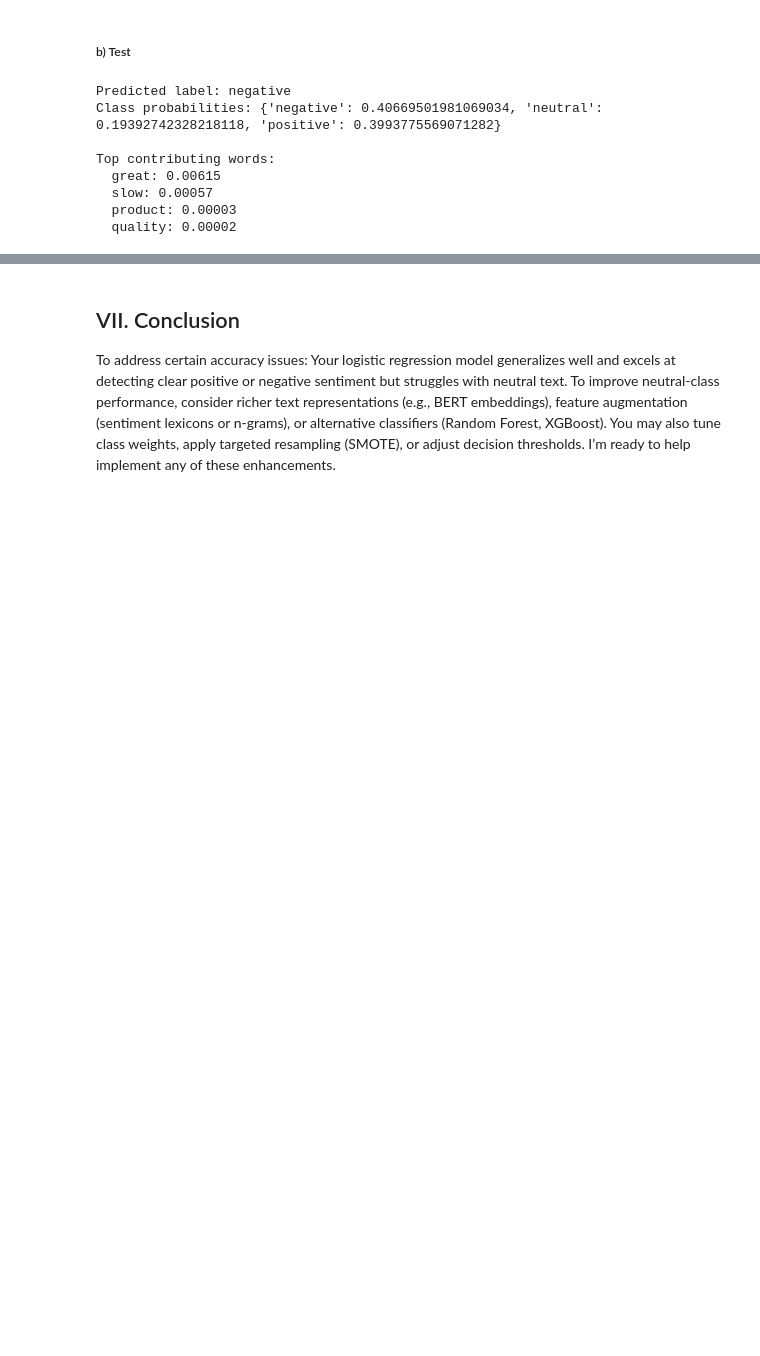
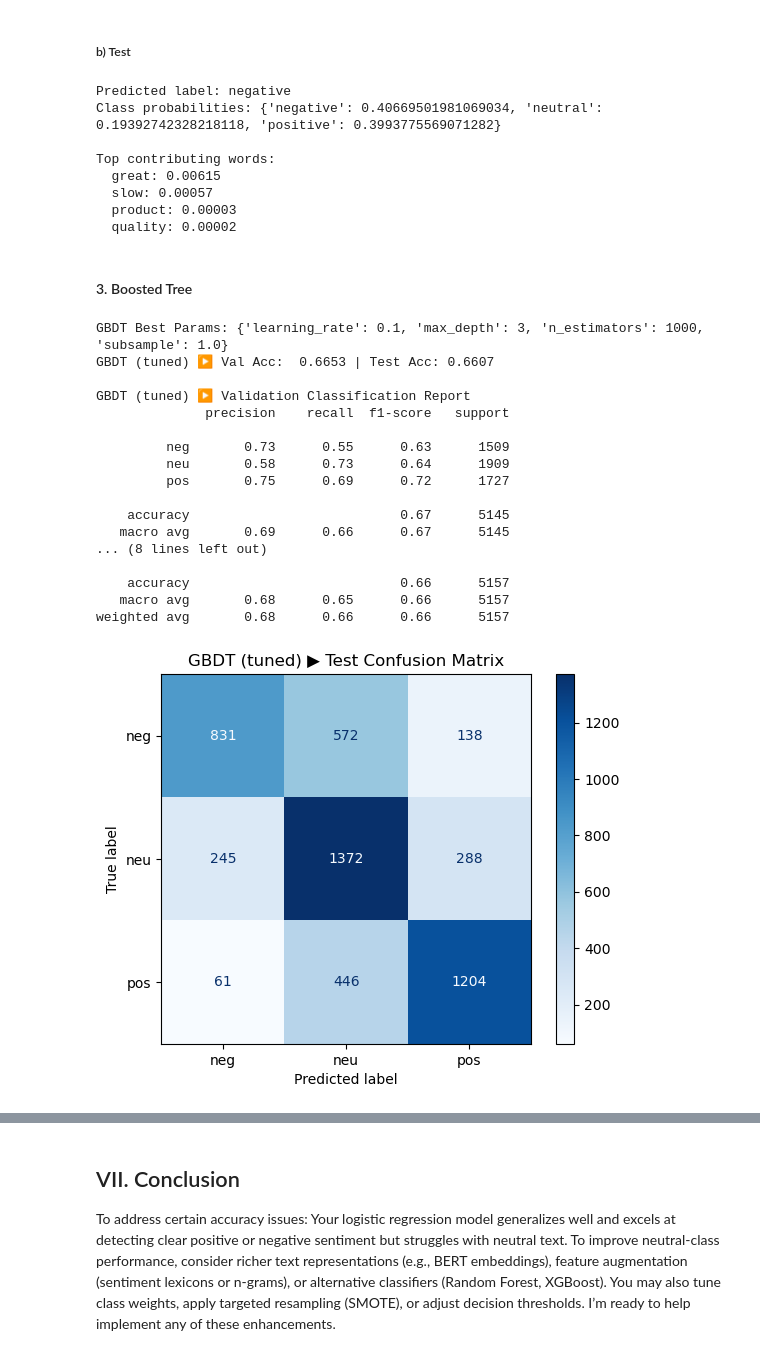
Before and after one commit to dlepighe1/Sentiment-Insights, a Jupyter notebook: SentimentAnalysis.ipynb, the cells around one changed output, grey strips where cells are left out. Saved outputs shown, nothing was run; the diff lists cells and outputs as text; code cells hidden in the pictures; blank space fills up the shorter version.

```diff
--- a/SentimentAnalysis.ipynb
+++ b/SentimentAnalysis.ipynb
@@ -632,3 +632,41 @@ Top contributing words:
   slow: 0.00057
   product: 0.00003
   quality: 0.00002
+# %% [markdown]
+<h4> 3. Boosted Tree </h4>
+# %%
+from sklearn.model_selection import GridSearchCV
+
+param_grid = {
+    'n_estimators': [100, 200, 300, 500, 1000],
+    'learning_rate': [0.001, 0.03, 0.05, 0.1, 1.0],
+    'max_depth': [None, 3, 5],
+    'subsample': [0.8, 1.0, 0.2]
+}
+grid_gbdt = GridSearchCV(
+    GradientBoostingClassifier(random_state=42, ),
+    param_grid, cv=3, n_jobs=-1, scoring='accuracy'
+)
+grid_gbdt.fit(X_train_tfidf, y_train)
+print("GBDT Best Params:", grid_gbdt.best_params_)
+best_gbdt = grid_gbdt.best_estimator_
+evaluate("GBDT (tuned)", best_gbdt, X_val_tfidf, y_val, X_test_tfidf, y_test)
+# %% [output]
+GBDT Best Params: {'learning_rate': 0.1, 'max_depth': 3, 'n_estimators': 1000, 'subsample': 1.0}
+GBDT (tuned) ▶ Val Acc:  0.6653 | Test Acc: 0.6607
+
+GBDT (tuned) ▶ Validation Classification Report
+              precision    recall  f1-score   support
+
+         neg       0.73      0.55      0.63      1509
+         neu       0.58      0.73      0.64      1909
+         pos       0.75      0.69      0.72      1727
+
+    accuracy                           0.67      5145
+   macro avg       0.69      0.66      0.67      5145
+... (8 lines left out)
+
+    accuracy                           0.66      5157
+   macro avg       0.68      0.65      0.66      5157
+weighted avg       0.68      0.66      0.66      5157
+[figure, added]
```
Also changed, not shown: parts of 1 cell of this notebook, 24 other files.
